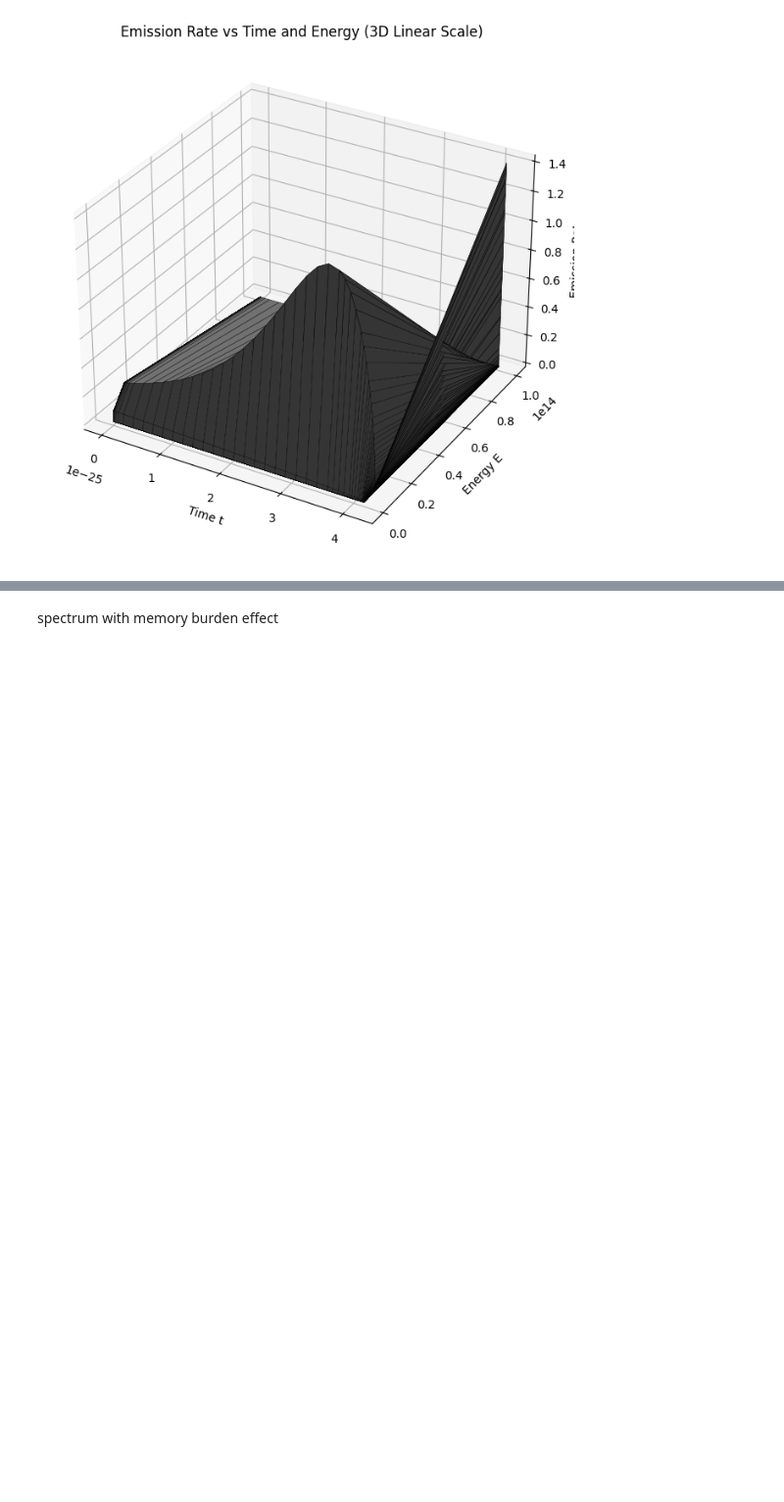
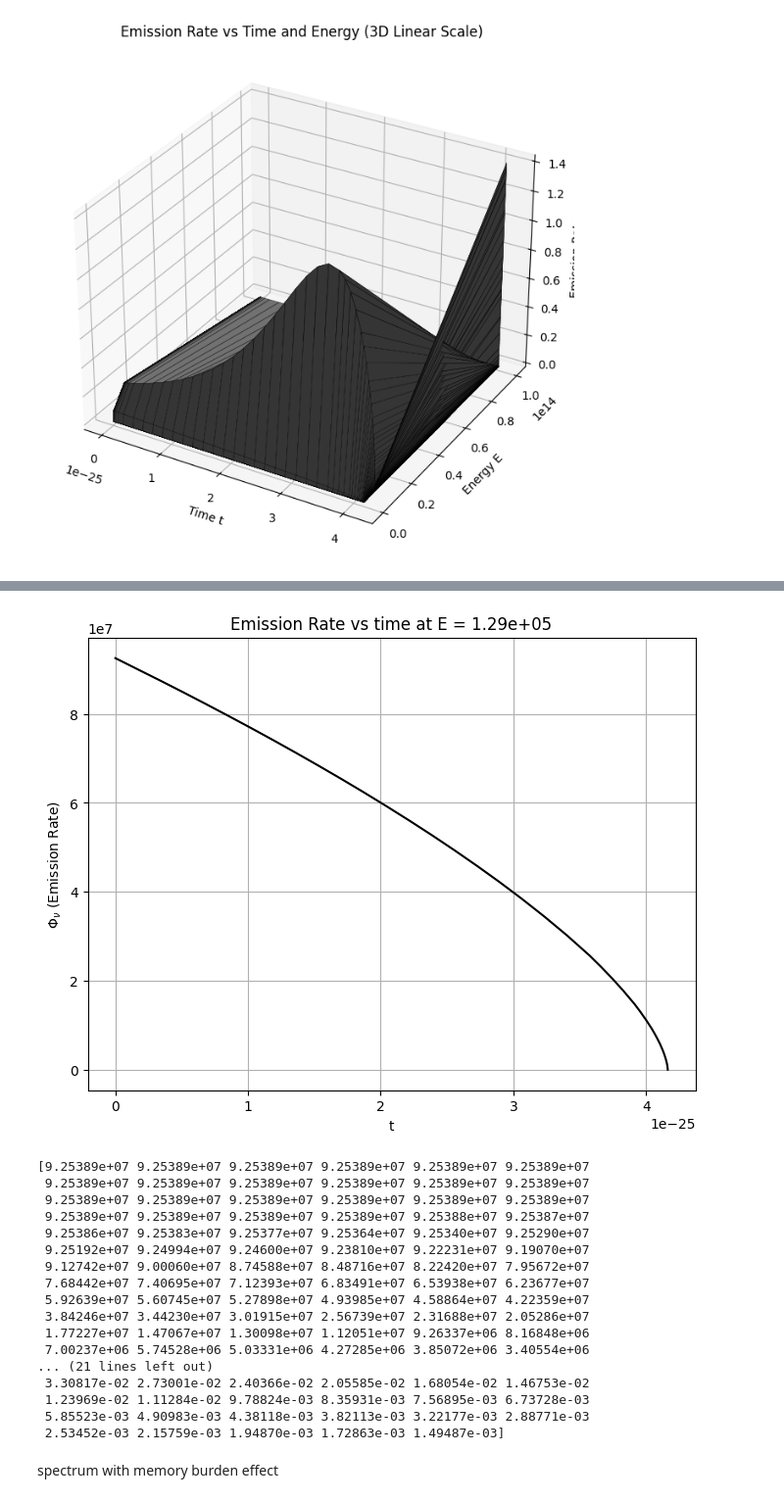
Before and after one commit to LeahLin0618/hep_leah_1, a Jupyter notebook: Untitled-1.ipynb, the cells around one changed output, grey strips where cells are left out. Shown at 98% size. Drawn from its saved outputs; the diff is of its cells as text; code cells hidden in the pictures; blank space fills up the shorter version.

```diff
--- a/Untitled-1.ipynb
+++ b/Untitled-1.ipynb
@@ -66,3 +84,42 @@ plt.show()
+# %%
+# 取得最後一個時間點 t[x] 對應的 Phi
+num= 1
+
+row = emission_rate[:, int(num)]
+
+# 繪製 2D 圖
+plt.figure(figsize=(8, 6))
+plt.plot(t, row, color='black', linestyle='-', linewidth=1.5)
+
+# 添加標籤
+plt.xlabel('t')
+plt.ylabel(r'$\Phi_{\nu}$ (Emission Rate)')
+plt.title(f'Emission Rate vs time at E = {E[int(num)]:.2e}')
+plt.grid(True)
+
+# 顯示圖表
+plt.show()
+
+print(row)
+# %% [output]
+[figure, added]
+[9.25389e+07 9.25389e+07 9.25389e+07 9.25389e+07 9.25389e+07 9.25389e+07
+ 9.25389e+07 9.25389e+07 9.25389e+07 9.25389e+07 9.25389e+07 9.25389e+07
+ 9.25389e+07 9.25389e+07 9.25389e+07 9.25389e+07 9.25389e+07 9.25389e+07
+ 9.25389e+07 9.25389e+07 9.25389e+07 9.25389e+07 9.25388e+07 9.25387e+07
+ 9.25386e+07 9.25383e+07 9.25377e+07 9.25364e+07 9.25340e+07 9.25290e+07
+ 9.25192e+07 9.24994e+07 9.24600e+07 9.23810e+07 9.22231e+07 9.19070e+07
+ 9.12742e+07 9.00060e+07 8.74588e+07 8.48716e+07 8.22420e+07 7.95672e+07
+ 7.68442e+07 7.40695e+07 7.12393e+07 6.83491e+07 6.53938e+07 6.23677e+07
+ 5.92639e+07 5.60745e+07 5.27898e+07 4.93985e+07 4.58864e+07 4.22359e+07
+ 3.84246e+07 3.44230e+07 3.01915e+07 2.56739e+07 2.31688e+07 2.05286e+07
+ 1.77227e+07 1.47067e+07 1.30098e+07 1.12051e+07 9.26337e+06 8.16848e+06
+ 7.00237e+06 5.74528e+06 5.03331e+06 4.27285e+06 3.85072e+06 3.40554e+06
+... (21 lines left out)
+ 3.30817e-02 2.73001e-02 2.40366e-02 2.05585e-02 1.68054e-02 1.46753e-02
+ 1.23969e-02 1.11284e-02 9.78824e-03 8.35931e-03 7.56895e-03 6.73728e-03
+ 5.85523e-03 4.90983e-03 4.38118e-03 3.82113e-03 3.22177e-03 2.88771e-03
+ 2.53452e-03 2.15759e-03 1.94870e-03 1.72863e-03 1.49487e-03]
 # %% [markdown]
 spectrum with memory burden effect
 # %%
```
Also changed, not shown: parts of 4 cells of this notebook.
